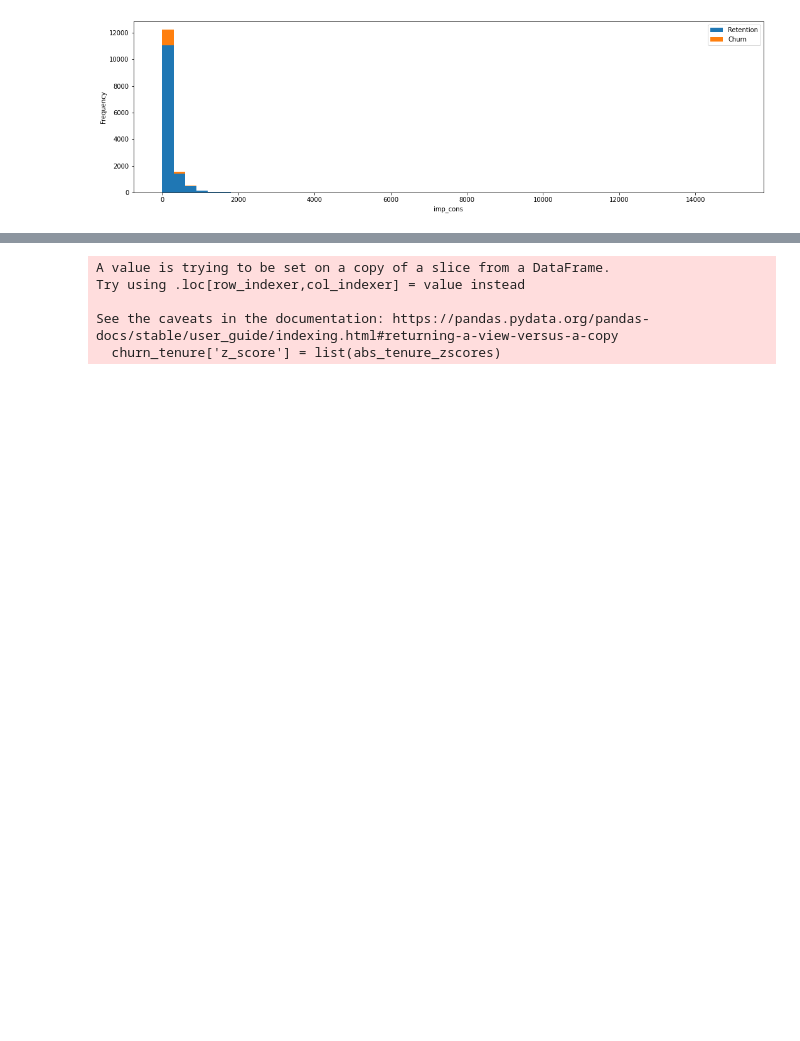
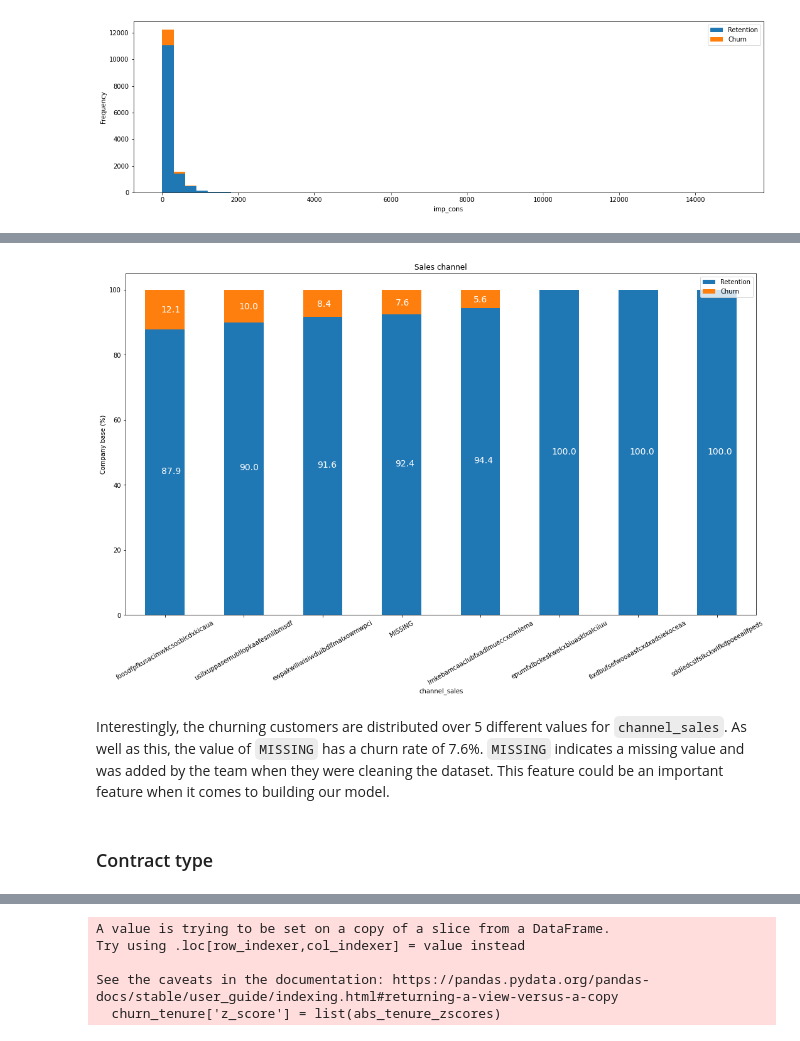
Before and after one commit to zliu15471/BCG, a Jupyter notebook: notebooks/Task 2.ipynb, the cells around one changed output, grey strips where cells are left out. Cells and saved outputs as stored; diff of their text form; code cells hidden in the pictures; blank space fills up the shorter version.

```diff
--- a/notebooks/Task 2.ipynb
+++ b/notebooks/Task 2.ipynb
@@ -364,0 +411,12 @@ plot_distribution(consumption, 'imp_cons', axs)
+# %%
+channel = client_df[['id', 'channel_sales', 'churn']]
+channel = channel.groupby([channel['channel_sales'], channel['churn']])['id'].count().unstack(level=1).fillna(0)
+channel_churn = (channel.div(channel.sum(axis=1), axis=0) * 100).sort_values(by=[1], ascending=False)
+# %%
+plot_stacked_bars(channel_churn, 'Sales channel', rot_=30)
+# %% [output]
+[figure, added]
+# %% [markdown]
+Interestingly, the churning customers are distributed over 5 different values for `channel_sales`. As well as this, the value of `MISSING` has a churn rate of 7.6%. `MISSING` indicates a missing value and was added by the team when they were cleaning the dataset. This feature could be an important feature when it comes to building our model.
+# %% [markdown]
+### Contract type
```
Also changed, not shown: parts of 28 cells of this notebook, 1 other file.
